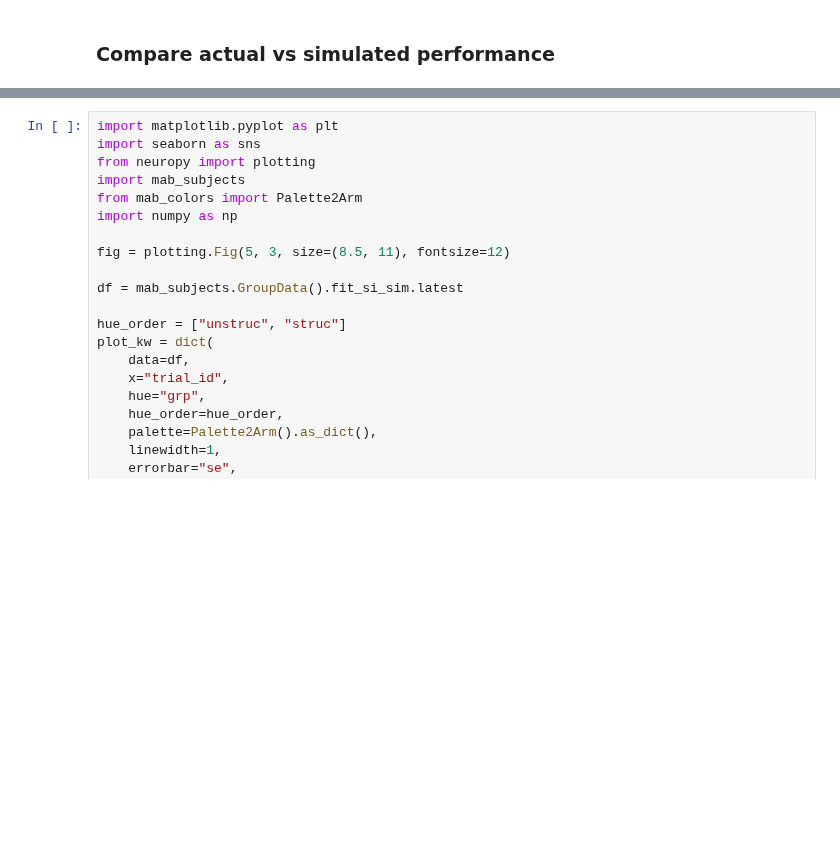
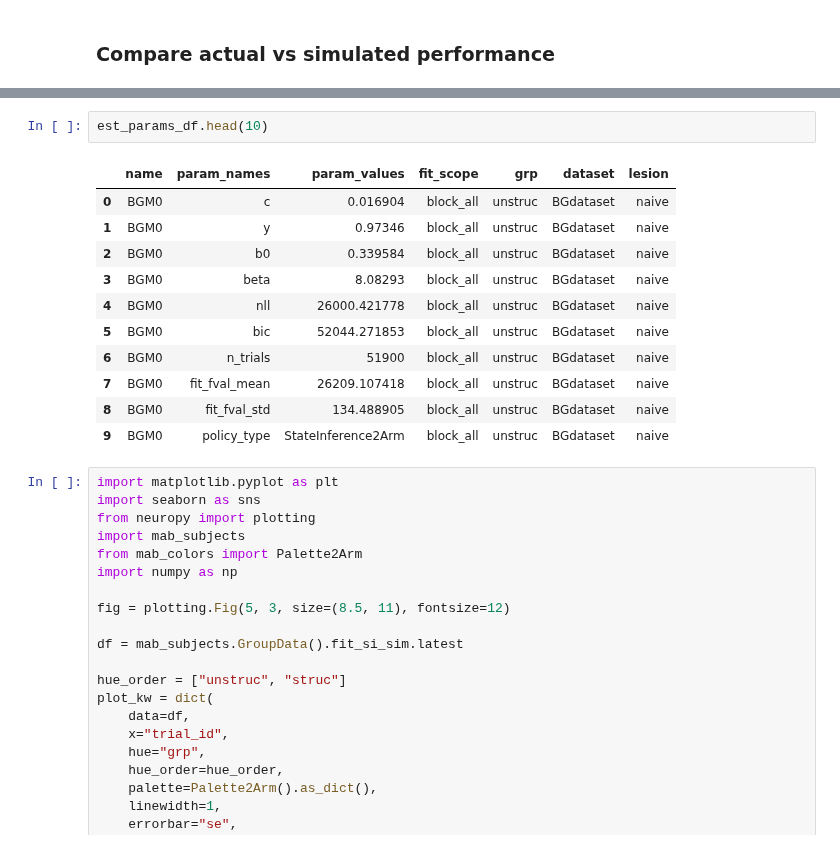
Before and after one commit to bapungiri/py_adlab_bg, a Jupyter notebook: mab_model_analysis.ipynb, the cells around one changed output, grey strips where cells are left out. Drawn from its saved outputs; the diff is of its cells as text; blank space fills up the shorter version.

```diff
--- a/mab_model_analysis.ipynb
+++ b/mab_model_analysis.ipynb
@@ -65,3 +71,17 @@ mab_subjects.GroupData().save(perf_df, "fit_si_sim")
+# %%
+est_params_df.head(10)
+# %% [output]
+|  | name | param_names | param_values | fit_scope | grp | dataset | lesion |
+| 0 | BGM0 | c | 0.016904 | block_all | unstruc | BGdataset | naive |
+| 1 | BGM0 | y | 0.97346 | block_all | unstruc | BGdataset | naive |
+| 2 | BGM0 | b0 | 0.339584 | block_all | unstruc | BGdataset | naive |
+| 3 | BGM0 | beta | 8.08293 | block_all | unstruc | BGdataset | naive |
+| 4 | BGM0 | nll | 26000.421778 | block_all | unstruc | BGdataset | naive |
+| 5 | BGM0 | bic | 52044.271853 | block_all | unstruc | BGdataset | naive |
+| 6 | BGM0 | n_trials | 51900 | block_all | unstruc | BGdataset | naive |
+| 7 | BGM0 | fit_fval_mean | 26209.107418 | block_all | unstruc | BGdataset | naive |
+| 8 | BGM0 | fit_fval_std | 134.488905 | block_all | unstruc | BGdataset | naive |
+| 9 | BGM0 | policy_type | StateInference2Arm | block_all | unstruc | BGdataset | naive |
 # %%
 import matplotlib.pyplot as plt
 import seaborn as sns
```
Also changed, not shown: parts of 1 cell of this notebook, 5 other files.
